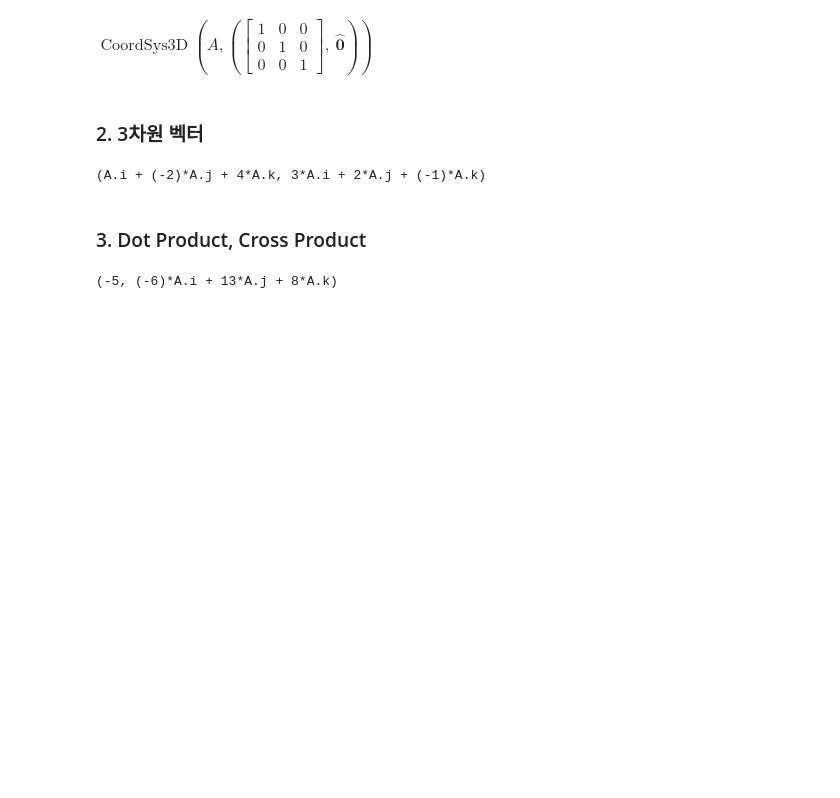
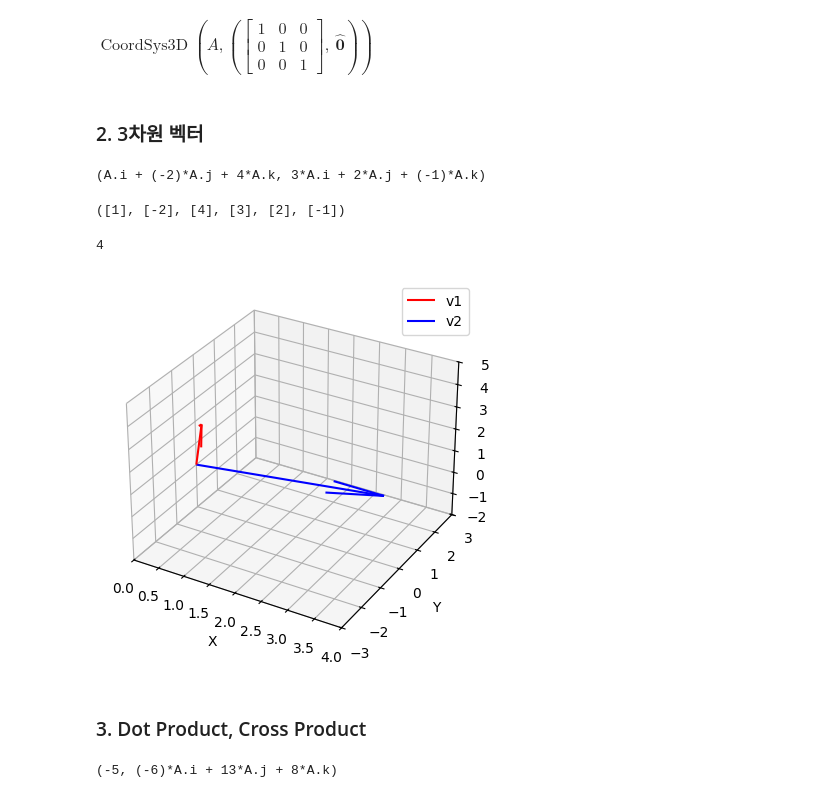
Before and after one commit to sdkim96/algorithm, a Jupyter notebook: math/3dvector.ipynb, the cells around one changed output. Cells and saved outputs as stored; diff of their text form; code cells hidden in the pictures; blank space fills up the shorter version.

Commit message:
vector

```diff
--- a/math/3dvector.ipynb
+++ b/math/3dvector.ipynb
@@ -14,12 +14,49 @@ $\displaystyle \operatorname{CoordSys3D}\left(A, \left( \left[\begin{matrix}1 &
 ### 2. 3차원 벡터
 # %%
 # i, j, k are the unit vectors in the x, y, z directions
-v1= N.i - 2*N.j + 4*N.k
-v2= 3*N.i + 2*N.j - N.k
+v1: spv.Vector= N.i - 2*N.j + 4*N.k
+v2: spv.Vector= 3*N.i + 2*N.j - N.k
 
 v1, v2
 # %% [output]
 (A.i + (-2)*A.j + 4*A.k, 3*A.i + 2*A.j + (-1)*A.k)
+# %%
+# Type Change
+v1_components = v1.to_matrix(N).tolist()
+v2_components = v2.to_matrix(N).tolist()
+
+v1_x, v1_y, v1_z = v1_components
+v2_x, v2_y, v2_z = v2_components
+
+v1_x, v1_y, v1_z, v2_x, v2_y, v2_z
+# %% [output]
+([1], [-2], [4], [3], [2], [-1])
+# %%
+import matplotlib.pyplot as plt
+
+fig = plt.figure()
+ax = fig.add_subplot(111, projection='3d')
+
+ax.quiver(0, 0, 0, v1_x, v1_y, v1_z, color='r', label='v1')
+ax.quiver(0, 0, 0, v2_x, v2_y, v2_z, color='b', label='v2')
+
+print(int(max(v1_x[0], v2_x[0])+1))
+
+ax.set_xlim(int(min(v1_x[0], v2_x[0])-1), int(max(v1_x[0], v2_x[0])+1))
+ax.set_ylim(int(min(v1_y[0], v2_y[0])-1), int(max(v1_y[0], v2_y[0])+1))
+ax.set_zlim(int(min(v1_z[0], v2_z[0])-1), int(max(v1_z[0], v2_z[0])+1))
+
+ax.set_xlabel('X')
+ax.set_ylabel('Y')
+ax.set_zlabel('Z')
+
+ax.legend()
+
+# 그래프 표시
+plt.show()
+# %% [output]
+4
+[figure, added]
 # %% [markdown]
 ### 3. Dot Product, Cross Product
 # %%
```
Also changed, not shown: parts of 11 cells of this notebook.
